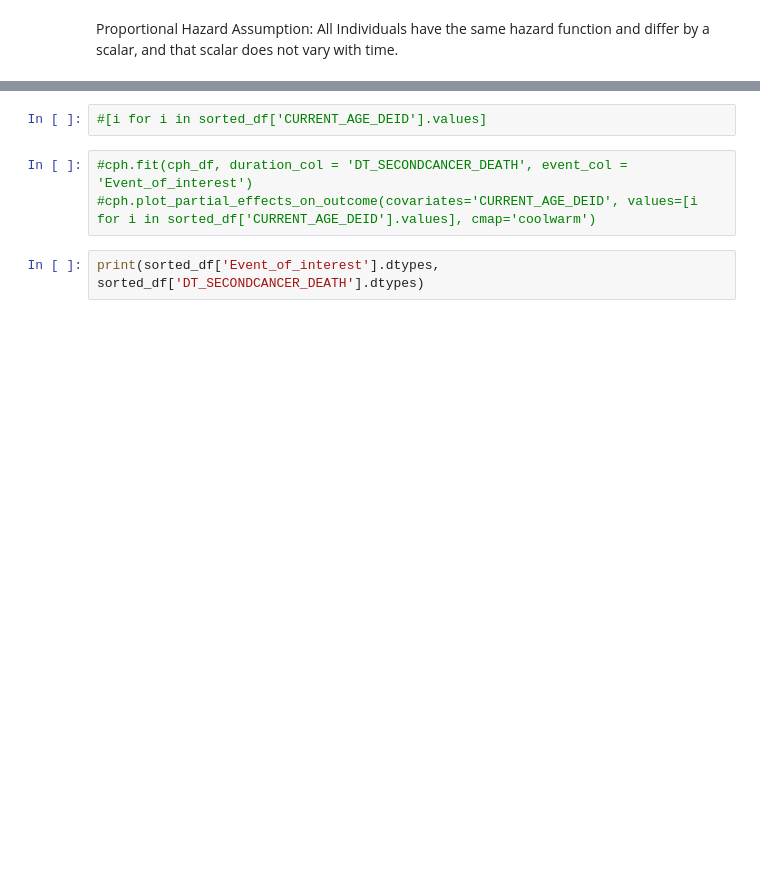
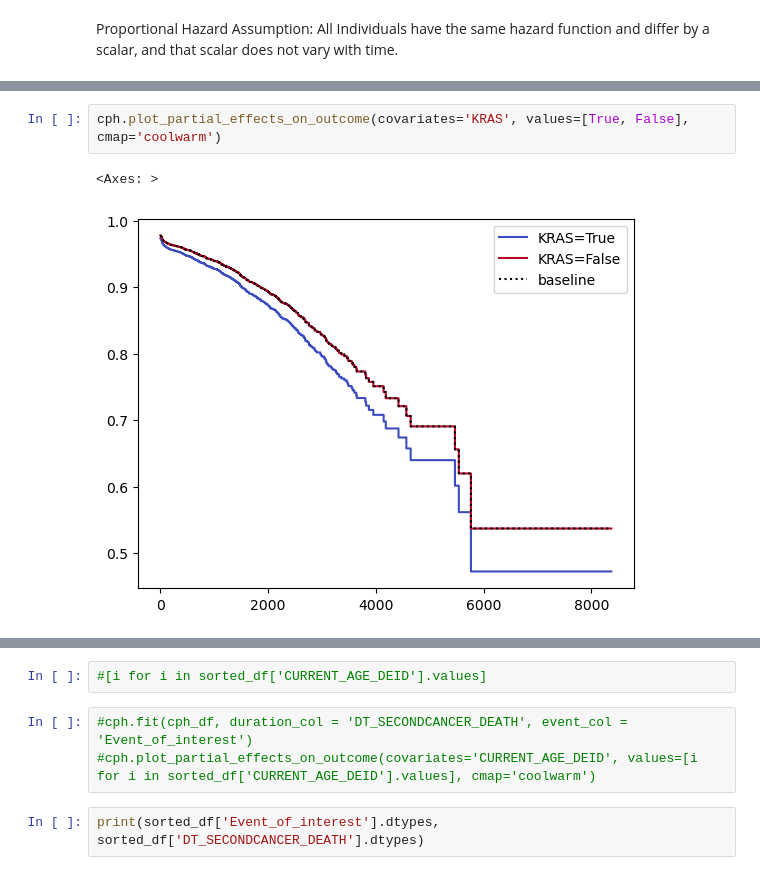
Before and after one commit to Roseille/SurvivalAnalyses, a Jupyter notebook: sample.ipynb, the cells around one changed output, grey strips where cells are left out. Cells and saved outputs as stored; diff of their text form; blank space fills up the shorter version.

```diff
--- a/sample.ipynb
+++ b/sample.ipynb
@@ -56 +61,6 @@ Proportional Hazard Assumption: All Individuals have the same hazard function an
+# %%
+cph.plot_partial_effects_on_outcome(covariates='KRAS', values=[True, False], cmap='coolwarm')
+# %% [output]
+<Axes: >
+[figure, added]
 # %%
```
Also changed, not shown: parts of 3 cells of this notebook.
